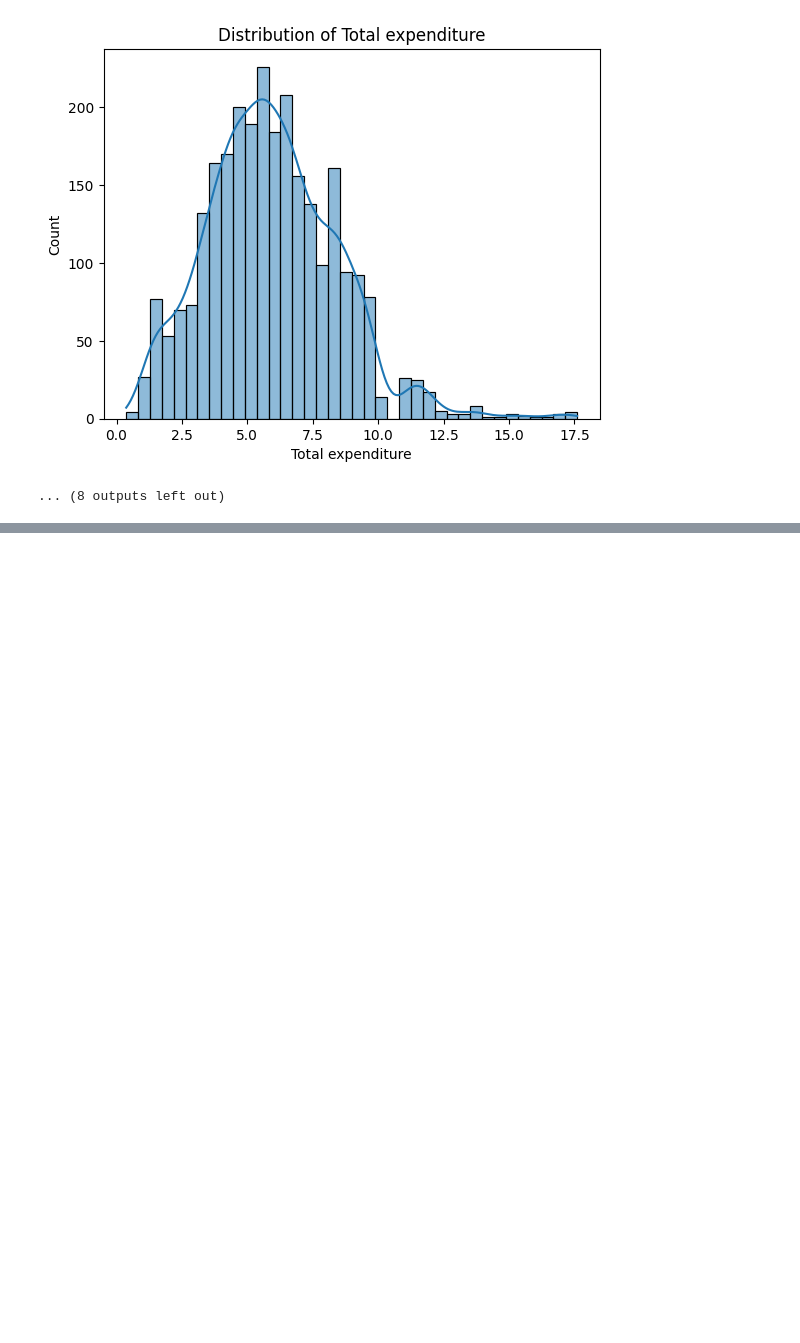
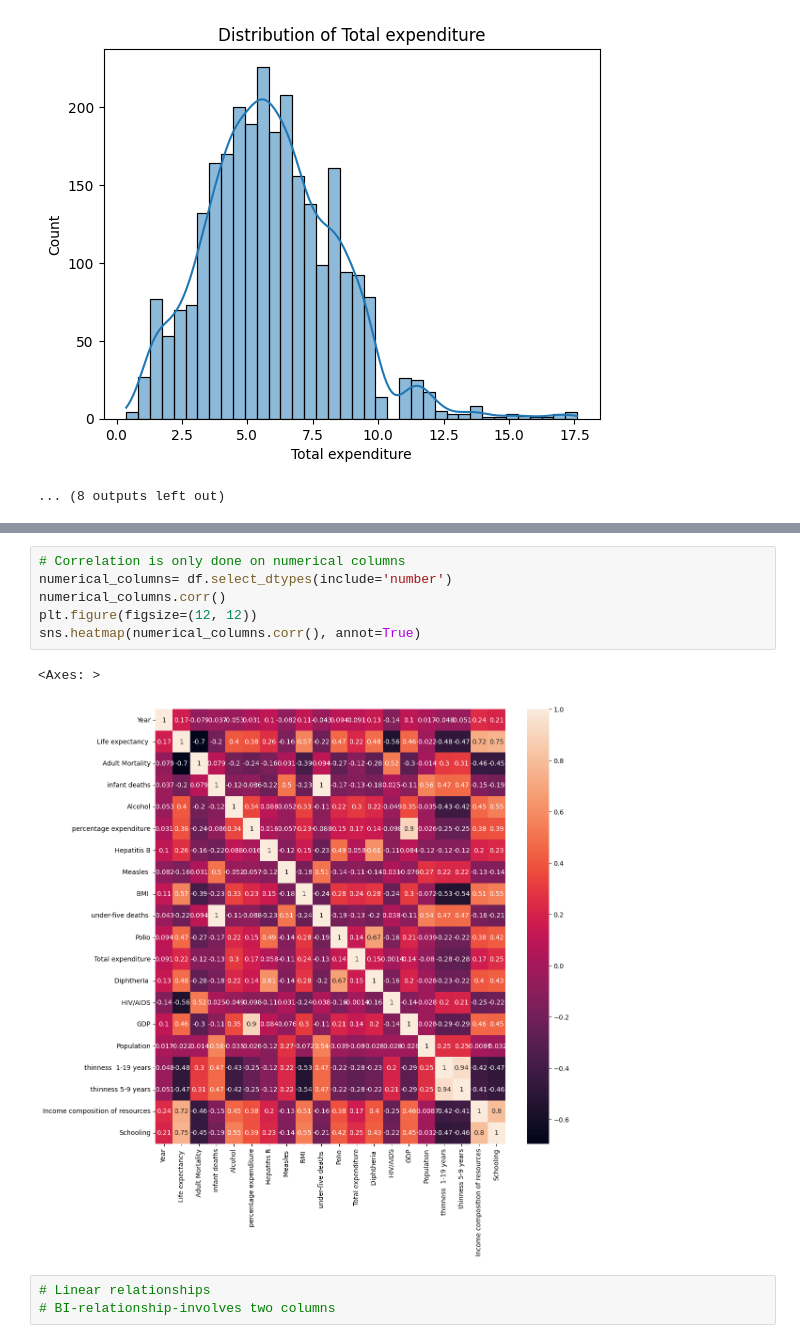
Before and after one commit to Festuskipkoech/Festus_data-science, a Jupyter notebook: DataPreprocessing.ipynb, the cells around one changed output, grey strips where cells are left out. Drawn from its saved outputs; the diff is of its cells as text; blank space fills up the shorter version.

```diff
--- a/DataPreprocessing.ipynb
+++ b/DataPreprocessing.ipynb
@@ -225,0 +264,12 @@ for index in df.select_dtypes(include = 'number').columns:
+# %%
+# Correlation is only done on numerical columns
+numerical_columns= df.select_dtypes(include='number')
+numerical_columns.corr()
+plt.figure(figsize=(12, 12))
+sns.heatmap(numerical_columns.corr(), annot=True)
+# %% [output]
+<Axes: >
+[figure, added]
+# %%
+# Linear relationships
+# BI-relationship-involves two columns
```
Also changed, not shown: parts of 17 cells of this notebook.
